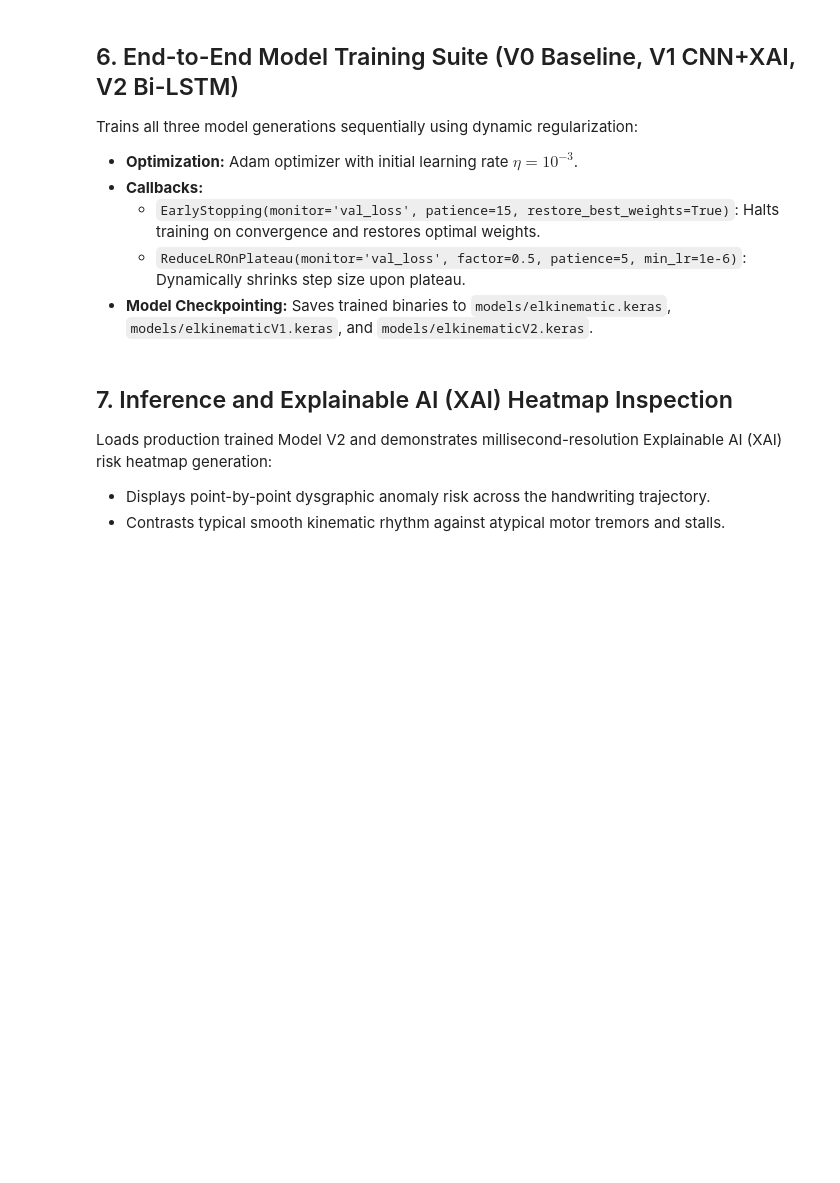
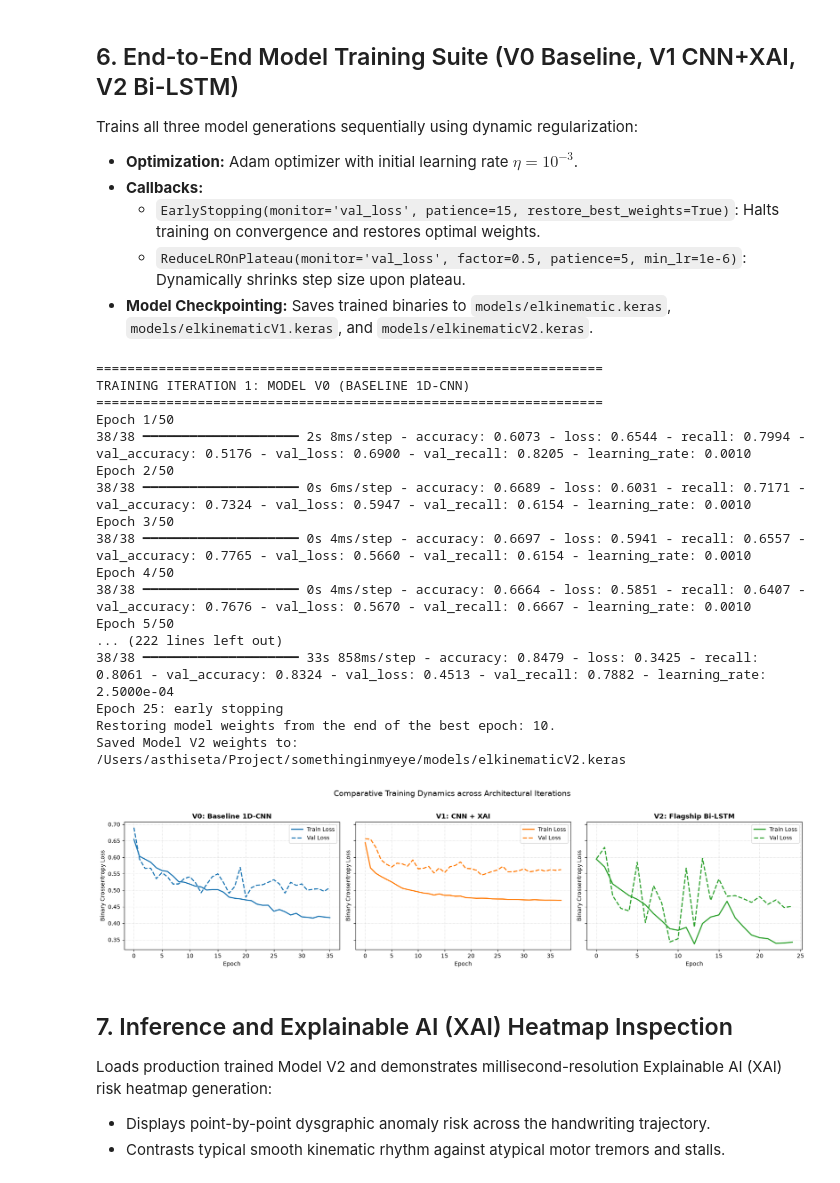
Before and after one commit to AkuraDiary/somethinginmyeye, a Jupyter notebook: playground.ipynb, the cells around one changed output. Saved outputs shown, nothing was run; the diff lists cells and outputs as text; code cells hidden in the pictures; blank space fills up the shorter version.

```diff
--- a/playground.ipynb
+++ b/playground.ipynb
@@ -299,10 +346,10 @@ model_v1.save(config.MODEL_PATHS["v1"])
 print(f"Saved Model V1 weights to: {config.MODEL_PATHS['v1']}")
 
 # -----------------------------------------------------------------------------
-# 3. TRAIN MODEL V2 (FLAGSHIP BI-LSTM + 8 KINEMATIC FEATURES)
+# 3. TRAIN MODEL V2 (  BI-LSTM + 8 KINEMATIC FEATURES)
 # -----------------------------------------------------------------------------
 print("\n" + "=" * 65)
-print("TRAINING ITERATION 3: MODEL V2 (FLAGSHIP BI-LSTM)")
+print("TRAINING ITERATION 3: MODEL V2 (  BI-LSTM)")
 print("=" * 65)
 model_v2 = build_v2_bilstm(learning_rate=config.LEARNING_RATE)
 history_v2 = model_v2.fit(
@@ -310,34 +357,53 @@ history_v2 = model_v2.fit(
     validation_data=([X_val_v2_seq, X_val_v2_lat], y_val_v2_td),
     epochs=config.EPOCHS,
     batch_size=config.BATCH_SIZE,
     callbacks=get_callbacks("V2"),
     verbose=1
 )
 model_v2.save(config.MODEL_PATHS["v2"])
 print(f"Saved Model V2 weights to: {config.MODEL_PATHS['v2']}")
 
 # -----------------------------------------------------------------------------
 # 4. PLOT COMPARATIVE TRAINING DYNAMICS
 # -----------------------------------------------------------------------------
 fig, axes = plt.subplots(1, 3, figsize=(18, 4.5), sharey=True)
 
 for ax, hist, title, color in zip(
     axes,
     [history_v0, history_v1, history_v2],
-    ["V0: Baseline 1D-CNN", "V1: CNN + XAI", "V2: Flagship Bi-LSTM"],
+    ["V0: Baseline 1D-CNN", "V1: CNN + XAI", "V2:   Bi-LSTM"],
     ["#1f77b4", "#ff7f0e", "#2ca02c"]
 ):
     ax.plot(hist.history["loss"], label="Train Loss", color=color, linewidth=2)
     ax.plot(hist.history["val_loss"], label="Val Loss", color=color, linestyle="--", linewidth=2)
     ax.set_title(title, fontsize=12, fontweight="bold")
     ax.set_xlabel("Epoch")
     ax.set_ylabel("Binary Crossentropy Loss")
     ax.legend(frameon=True)
     ax.grid(True, linestyle=":", alpha=0.6)
 
 plt.suptitle("Comparative Training Dynamics across Architectural Iterations", fontsize=14, y=1.02)
 plt.tight_layout()
 plt.show()
+# %% [output]
+=================================================================
+TRAINING ITERATION 1: MODEL V0 (BASELINE 1D-CNN)
+=================================================================
+Epoch 1/50
+38/38 ━━━━━━━━━━━━━━━━━━━━ 2s 8ms/step - accuracy: 0.6073 - loss: 0.6544 - recall: 0.7994 - val_accuracy: 0.5176 - val_loss: 0.6900 - val_recall: 0.8205 - learning_rate: 0.0010
+Epoch 2/50
+38/38 ━━━━━━━━━━━━━━━━━━━━ 0s 6ms/step - accuracy: 0.6689 - loss: 0.6031 - recall: 0.7171 - val_accuracy: 0.7324 - val_loss: 0.5947 - val_recall: 0.6154 - learning_rate: 0.0010
+Epoch 3/50
+38/38 ━━━━━━━━━━━━━━━━━━━━ 0s 4ms/step - accuracy: 0.6697 - loss: 0.5941 - recall: 0.6557 - val_accuracy: 0.7765 - val_loss: 0.5660 - val_recall: 0.6154 - learning_rate: 0.0010
+Epoch 4/50
+38/38 ━━━━━━━━━━━━━━━━━━━━ 0s 4ms/step - accuracy: 0.6664 - loss: 0.5851 - recall: 0.6407 - val_accuracy: 0.7676 - val_loss: 0.5670 - val_recall: 0.6667 - learning_rate: 0.0010
+Epoch 5/50
+... (222 lines left out)
+38/38 ━━━━━━━━━━━━━━━━━━━━ 33s 858ms/step - accuracy: 0.8479 - loss: 0.3425 - recall: 0.8061 - val_accuracy: 0.8324 - val_loss: 0.4513 - val_recall: 0.7882 - learning_rate: 2.5000e-04
+Epoch 25: early stopping
+Restoring model weights from the end of the best epoch: 10.
+Saved Model V2 weights to: /Users/asthiseta/Project/somethinginmyeye/models/elkinematicV2.keras
+[figure, added]
 # %% [markdown]
 ## 7. Inference and Explainable AI (XAI) Heatmap Inspection
 Loads production trained Model V2 and demonstrates millisecond-resolution Explainable AI (XAI) risk heatmap generation:
```
Also changed, not shown: parts of 10 cells of this notebook, 5 other files.
